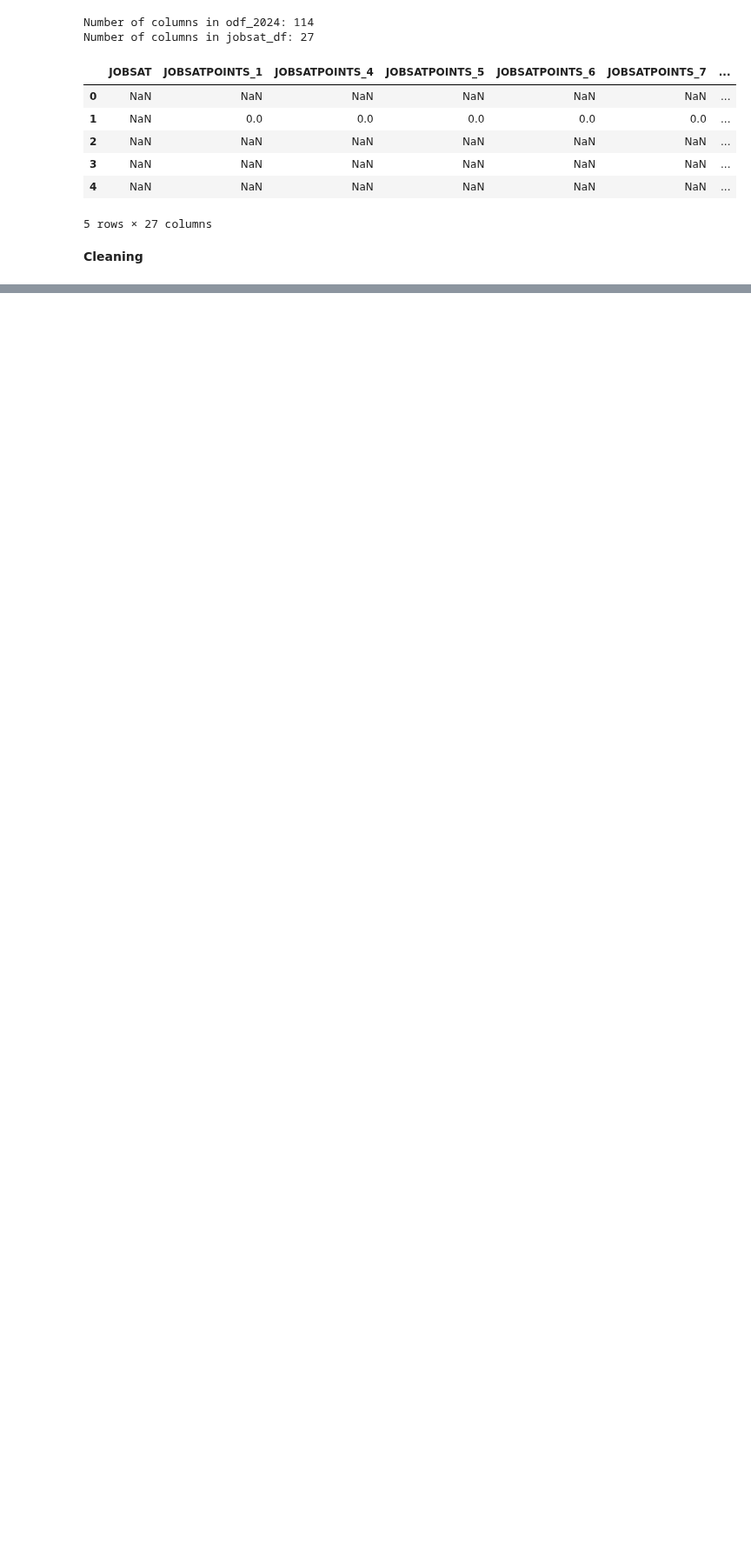
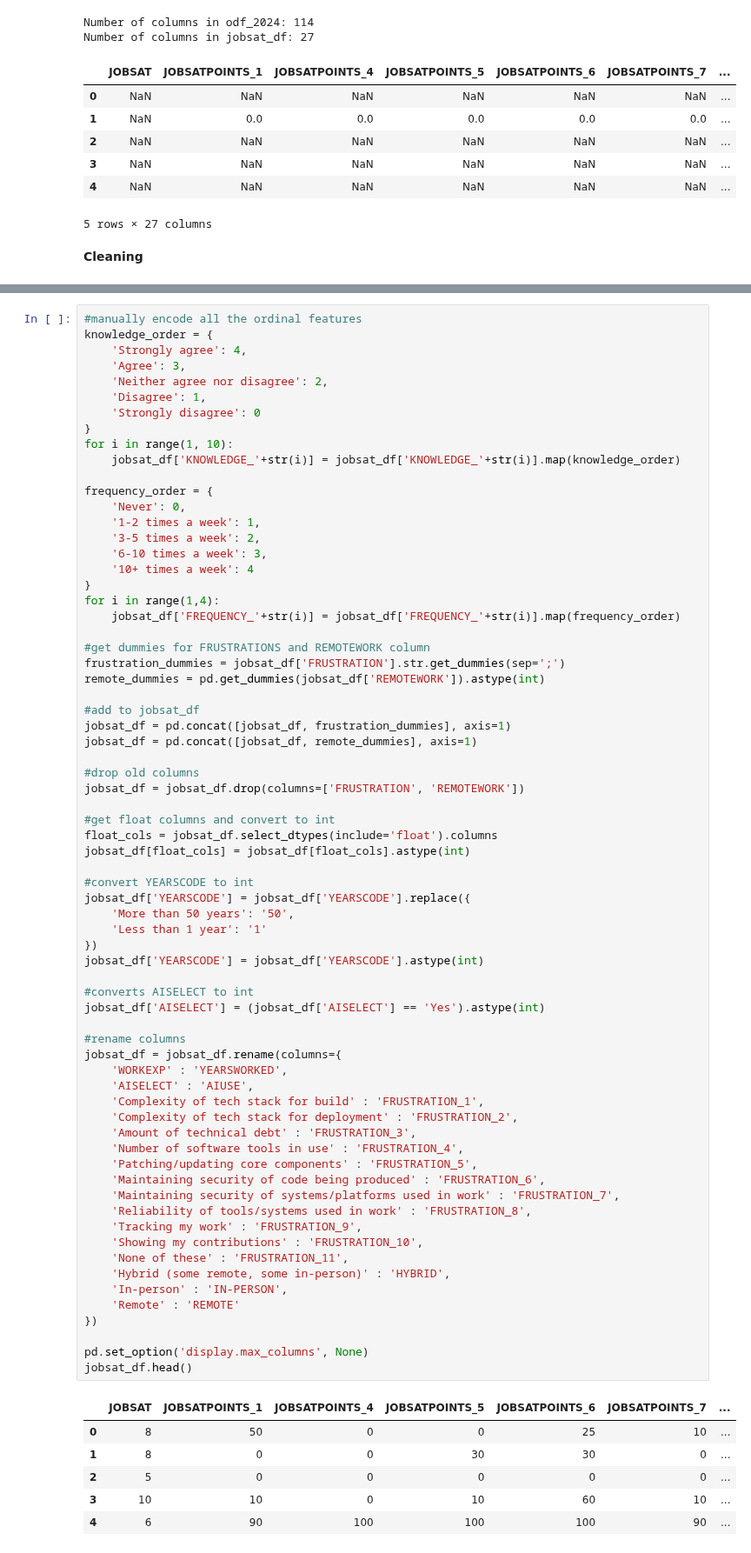
Before and after one commit to adni8025/Stack-Overflow-Developer-Survey-Data-Mining, a Jupyter notebook: restructuredFile.ipynb, the cells around one changed output, grey strips where cells are left out. Shown at 87% size. Saved outputs shown, nothing was run; the diff lists cells and outputs as text; blank space fills up the shorter version.

```diff
--- a/restructuredFile.ipynb
+++ b/restructuredFile.ipynb
@@ -259,0 +273,76 @@ Rows after dropping all remaining NaN values: 25320
+# %%
+#manually encode all the ordinal features
+knowledge_order = {
+    'Strongly agree': 4,
+    'Agree': 3,
+    'Neither agree nor disagree': 2,
+    'Disagree': 1,
+    'Strongly disagree': 0
+}
+for i in range(1, 10):
+    jobsat_df['KNOWLEDGE_'+str(i)] = jobsat_df['KNOWLEDGE_'+str(i)].map(knowledge_order)
+
+frequency_order = {
+    'Never': 0,
+    '1-2 times a week': 1,
+    '3-5 times a week': 2,
+    '6-10 times a week': 3,
+    '10+ times a week': 4
+}
+for i in range(1,4):
+    jobsat_df['FREQUENCY_'+str(i)] = jobsat_df['FREQUENCY_'+str(i)].map(frequency_order)
+
+#get dummies for FRUSTRATIONS and REMOTEWORK column
+frustration_dummies = jobsat_df['FRUSTRATION'].str.get_dummies(sep=';')
+remote_dummies = pd.get_dummies(jobsat_df['REMOTEWORK']).astype(int)
+
+#add to jobsat_df
+jobsat_df = pd.concat([jobsat_df, frustration_dummies], axis=1)
+jobsat_df = pd.concat([jobsat_df, remote_dummies], axis=1)
+
+#drop old columns
+jobsat_df = jobsat_df.drop(columns=['FRUSTRATION', 'REMOTEWORK'])
+
+#get float columns and convert to int
+float_cols = jobsat_df.select_dtypes(include='float').columns
+jobsat_df[float_cols] = jobsat_df[float_cols].astype(int)
+
+#convert YEARSCODE to int
+jobsat_df['YEARSCODE'] = jobsat_df['YEARSCODE'].replace({
+    'More than 50 years': '50',
+    'Less than 1 year': '1'
+})
+jobsat_df['YEARSCODE'] = jobsat_df['YEARSCODE'].astype(int)
+
+#converts AISELECT to int
+jobsat_df['AISELECT'] = (jobsat_df['AISELECT'] == 'Yes').astype(int)
+
+#rename columns
+jobsat_df = jobsat_df.rename(columns={
+    'WORKEXP' : 'YEARSWORKED',
+    'AISELECT' : 'AIUSE',
+    'Complexity of tech stack for build' : 'FRUSTRATION_1',
+    'Complexity of tech stack for deployment' : 'FRUSTRATION_2',
+    'Amount of technical debt' : 'FRUSTRATION_3',
+    'Number of software tools in use' : 'FRUSTRATION_4',
+    'Patching/updating core components' : 'FRUSTRATION_5',
+    'Maintaining security of code being produced' : 'FRUSTRATION_6',
+    'Maintaining security of systems/platforms used in work' : 'FRUSTRATION_7',
+    'Reliability of tools/systems used in work' : 'FRUSTRATION_8',
+    'Tracking my work' : 'FRUSTRATION_9',
+    'Showing my contributions' : 'FRUSTRATION_10',
+    'None of these' : 'FRUSTRATION_11',
+    'Hybrid (some remote, some in-person)' : 'HYBRID',
+    'In-person' : 'IN-PERSON',
+    'Remote' : 'REMOTE'
+})
+
+pd.set_option('display.max_columns', None)
+jobsat_df.head()
+# %% [output]
+|  | JOBSAT | JOBSATPOINTS_1 | JOBSATPOINTS_4 | JOBSATPOINTS_5 | JOBSATPOINTS_6 | JOBSATPOINTS_7 | ... |
+| 0 | 8 | 50 | 0 | 0 | 25 | 10 | ... |
+| 1 | 8 | 0 | 0 | 30 | 30 | 0 | ... |
+| 2 | 5 | 0 | 0 | 0 | 0 | 0 | ... |
+| 3 | 10 | 10 | 0 | 10 | 60 | 10 | ... |
+| 4 | 6 | 90 | 100 | 100 | 100 | 90 | ... |
```
Also changed, not shown: parts of 6 cells of this notebook.
